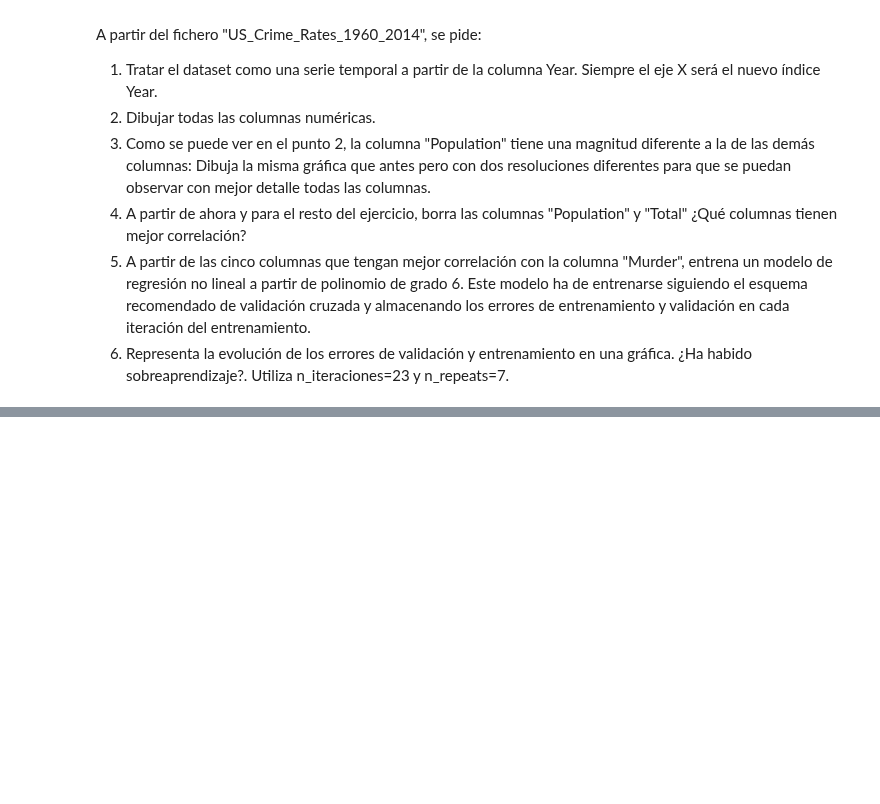
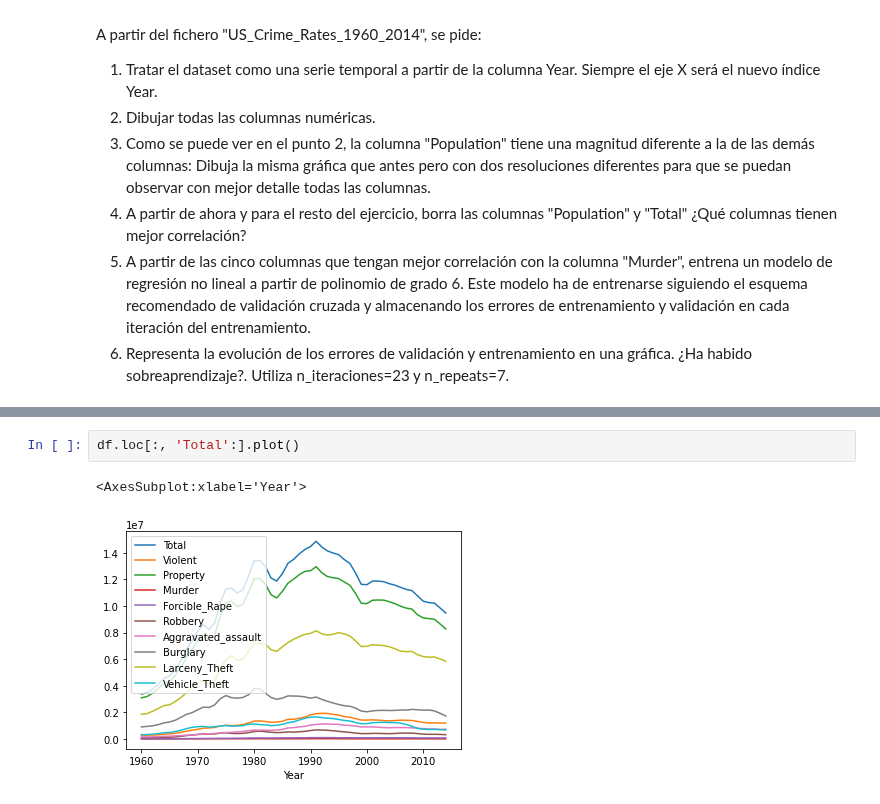
Before and after one commit to Garcipaldis/bridge_datascience_JorgeGarcia, a Jupyter notebook: Excercises/W10D1/3.crime.ipynb, the cells around one changed output, grey strips where cells are left out. Cells and saved outputs as stored; diff of their text form; blank space fills up the shorter version.

```diff
--- a/Excercises/W10D1/3.crime.ipynb
+++ b/Excercises/W10D1/3.crime.ipynb
@@ -20,0 +21,5 @@ df.plot()
+# %%
+df.loc[:, 'Total':].plot()
+# %% [output]
+<AxesSubplot:xlabel='Year'>
+[figure, added]
```
Also changed, not shown: parts of 12 cells of this notebook, 15 other files.
